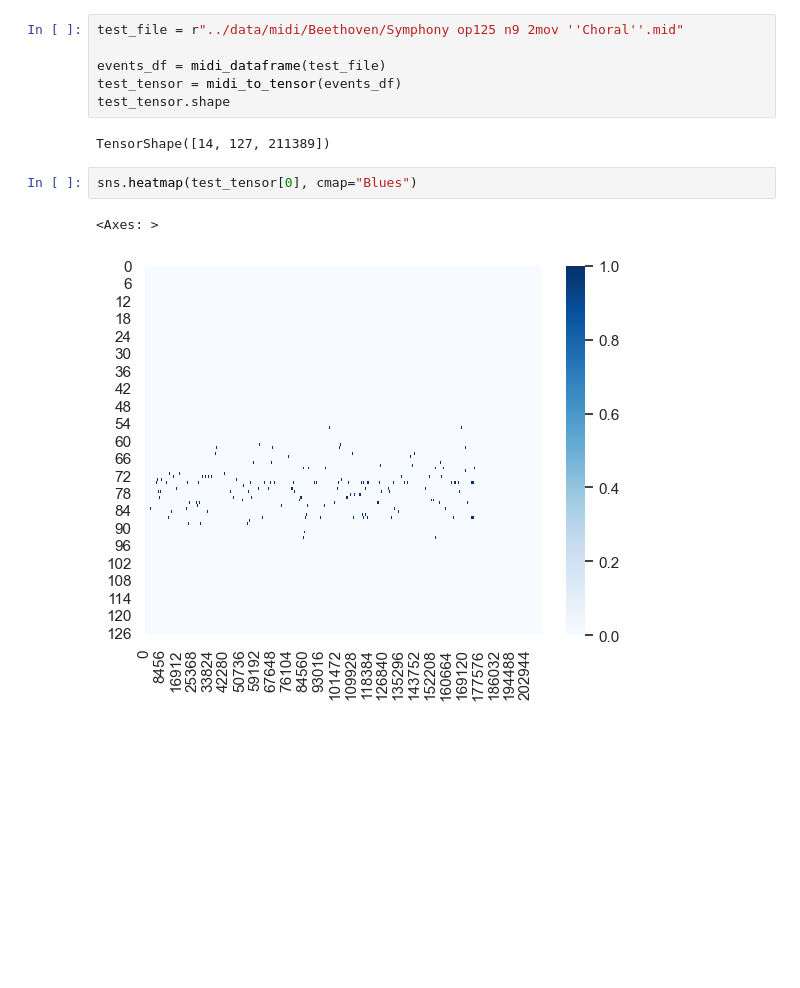
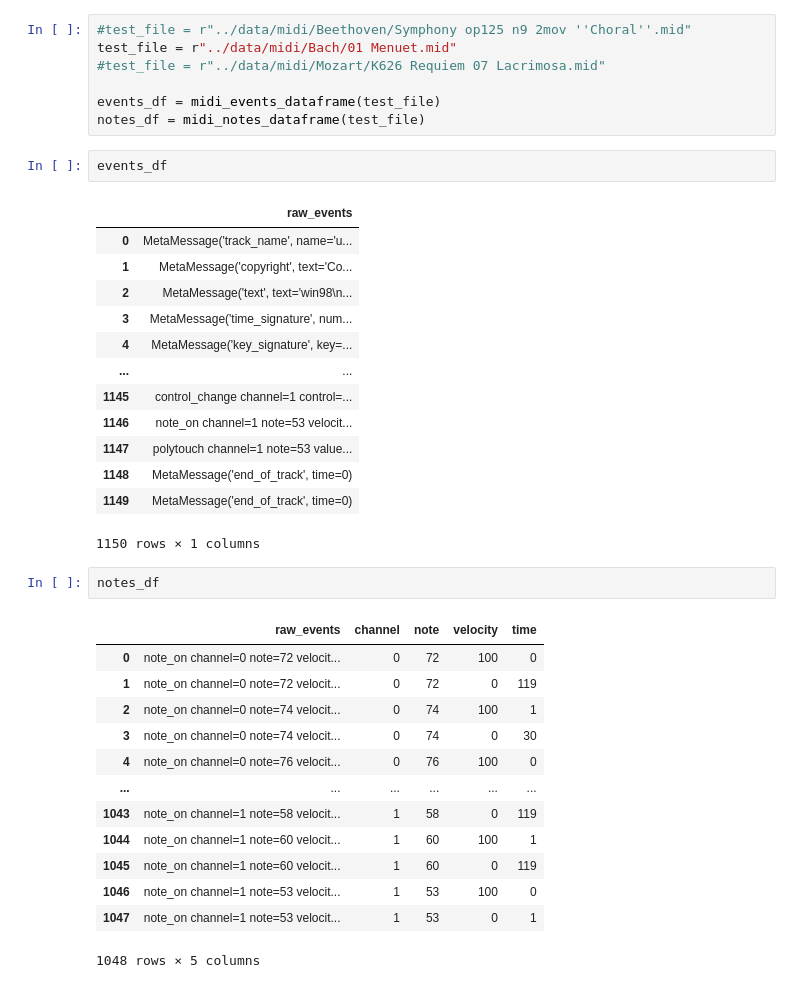
Before and after one commit to al1az1z1/composer-prediction-project, a Jupyter notebook: notebooks/CNN_model.ipynb, the cells around one changed output. Saved outputs shown, nothing was run; the diff lists cells and outputs as text; blank space fills up the shorter version.

```diff
--- a/notebooks/CNN_model.ipynb
+++ b/notebooks/CNN_model.ipynb
@@ -17,13 +15,39 @@ To enable the following instructions: AVX2 AVX512F AVX512_VNNI FMA, in other ope
 # %%
-test_file = r"../data/midi/Beethoven/Symphony op125 n9 2mov ''Choral''.mid"
+#test_file = r"../data/midi/Beethoven/Symphony op125 n9 2mov ''Choral''.mid"
+test_file = r"../data/midi/Bach/01 Menuet.mid"
+#test_file = r"../data/midi/Mozart/K626 Requiem 07 Lacrimosa.mid"
 
-events_df = midi_dataframe(test_file)
-test_tensor = midi_to_tensor(events_df)
-test_tensor.shape
+events_df = midi_events_dataframe(test_file)
+notes_df = midi_notes_dataframe(test_file)
-# %% [output]
-TensorShape([14, 127, 211389])
-# %%
-sns.heatmap(test_tensor[0], cmap="Blues")
-# %% [output]
-<Axes: >
-[figure, removed]
+# %%
+events_df
+# %% [output]
+|  | raw_events |
+| 0 | MetaMessage('track_name', name='u... |
+| 1 | MetaMessage('copyright', text='Co... |
+| 2 | MetaMessage('text', text='win98\n... |
+| 3 | MetaMessage('time_signature', num... |
+| 4 | MetaMessage('key_signature', key=... |
+| ... | ... |
+| 1145 | control_change channel=1 control=... |
+| 1146 | note_on channel=1 note=53 velocit... |
+| 1147 | polytouch channel=1 note=53 value... |
+| 1148 | MetaMessage('end_of_track', time=0) |
+| 1149 | MetaMessage('end_of_track', time=0) |
+1150 rows × 1 columns
+# %%
+notes_df
+# %% [output]
+|  | raw_events | channel | note | velocity | time |
+| 0 | note_on channel=0 note=72 velocit... | 0 | 72 | 100 | 0 |
+| 1 | note_on channel=0 note=72 velocit... | 0 | 72 | 0 | 119 |
+| 2 | note_on channel=0 note=74 velocit... | 0 | 74 | 100 | 1 |
+| 3 | note_on channel=0 note=74 velocit... | 0 | 74 | 0 | 30 |
+| 4 | note_on channel=0 note=76 velocit... | 0 | 76 | 100 | 0 |
+| ... | ... | ... | ... | ... | ... |
+| 1043 | note_on channel=1 note=58 velocit... | 1 | 58 | 0 | 119 |
+| 1044 | note_on channel=1 note=60 velocit... | 1 | 60 | 100 | 1 |
+| 1045 | note_on channel=1 note=60 velocit... | 1 | 60 | 0 | 119 |
+| 1046 | note_on channel=1 note=53 velocit... | 1 | 53 | 100 | 0 |
+| 1047 | note_on channel=1 note=53 velocit... | 1 | 53 | 0 | 1 |
+1048 rows × 5 columns
```
Also changed, not shown: parts of 3 cells of this notebook.
